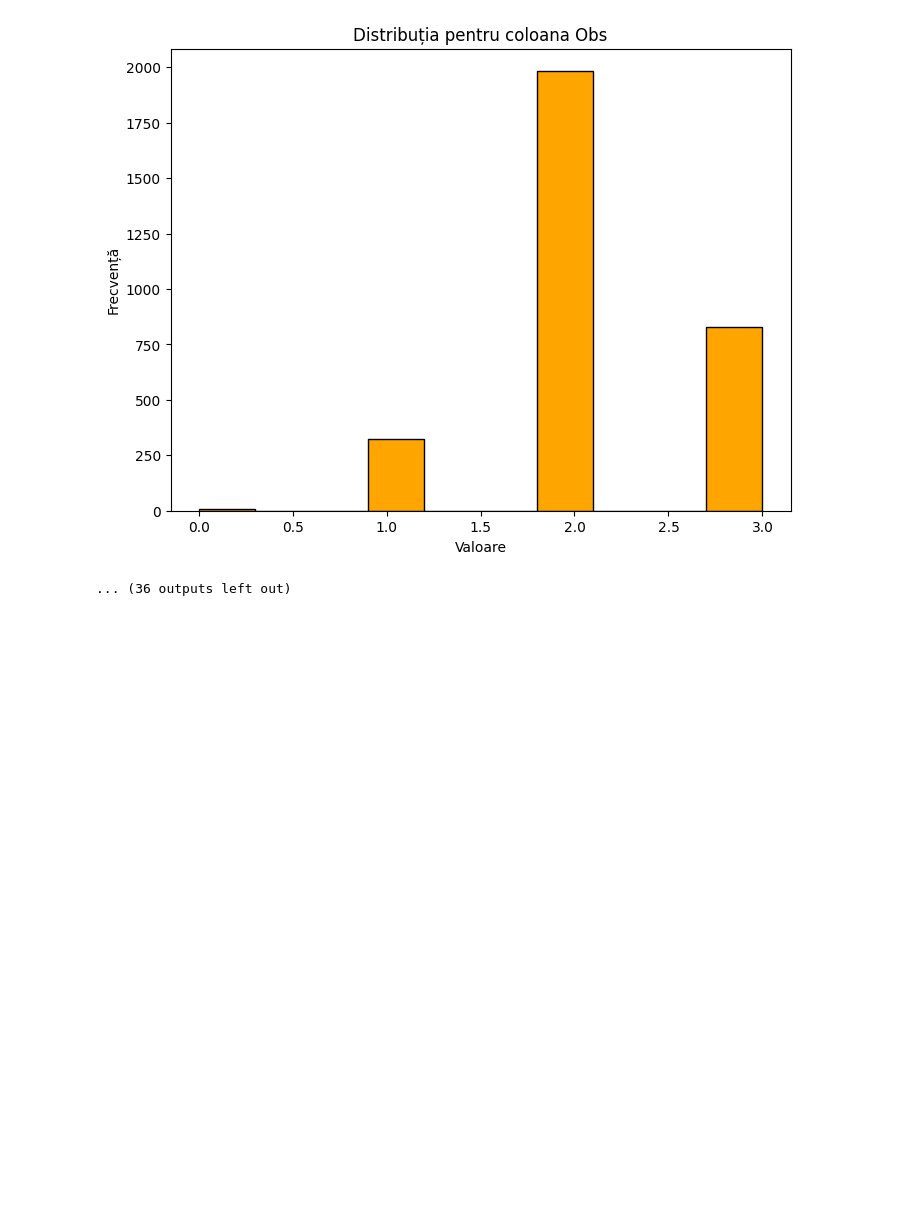
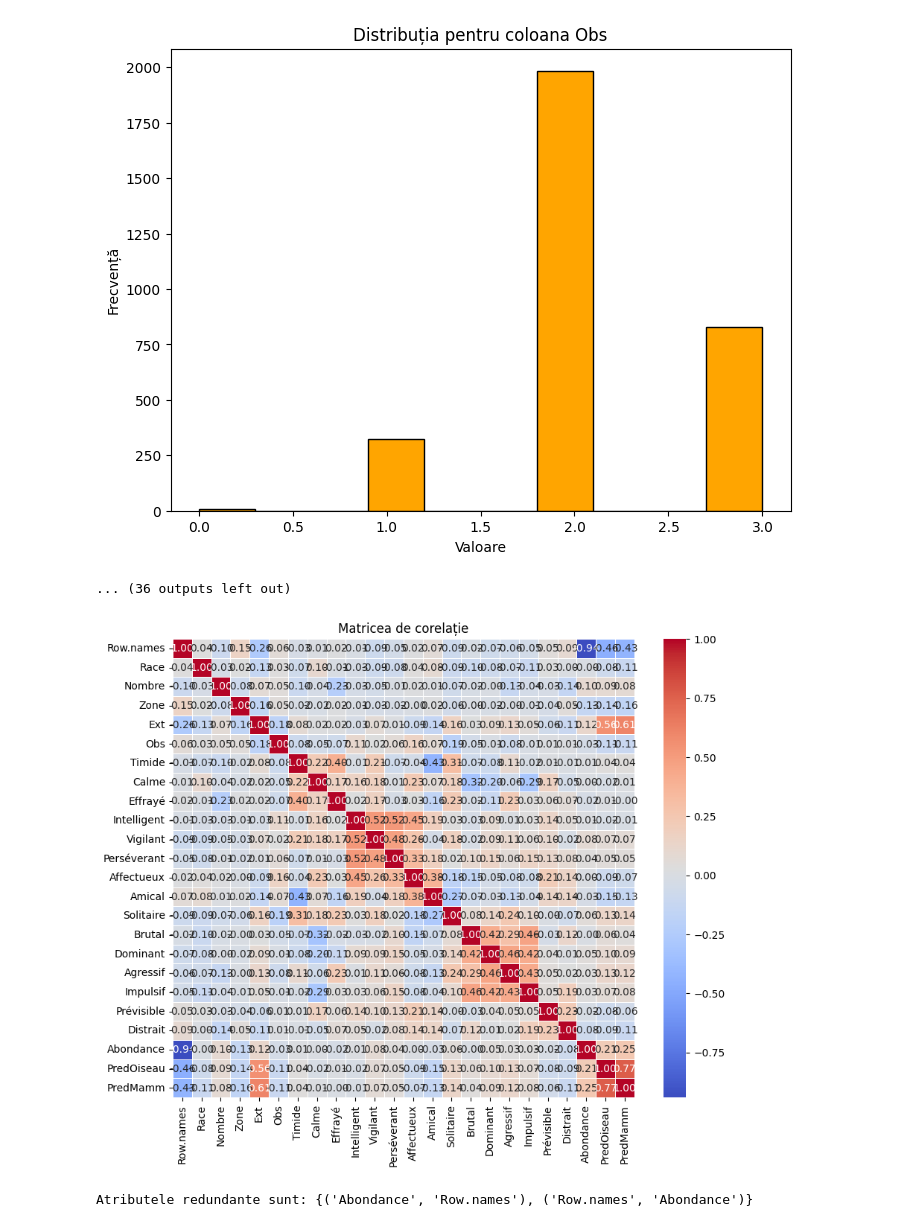
Before and after one commit to BejenaruIoanMatei/FacultateAI, a Jupyter notebook: Dataset/Analysis.ipynb, the cells around one changed output. Saved outputs shown, nothing was run; the diff lists cells and outputs as text; code cells hidden in the pictures; blank space fills up the shorter version.

```diff
--- a/Dataset/Analysis.ipynb
+++ b/Dataset/Analysis.ipynb
@@ -219,3 +219,25 @@ Histogramă pentru coloana Ext
 Histogramă pentru coloana Obs
 [figure]
 ... (36 outputs left out)
+# %%
+import seaborn as sns
+import matplotlib.pyplot as plt
+
+correlation_matrix = data_cleaned.corr()
+
+plt.figure(figsize=(10, 8))
+sns.heatmap(correlation_matrix, annot=True, cmap='coolwarm', fmt='.2f', linewidths=0.5)
+plt.title("Matricea de corelație")
+plt.show()
+
+threshold = 0.9
+redundant_columns = set()
+for col in correlation_matrix.columns:
+    for row in correlation_matrix.index:
+        if abs(correlation_matrix.loc[row, col]) > threshold and row != col:
+            redundant_columns.add((row, col))
+
+print("Atributele redundante sunt:", redundant_columns)
+# %% [output]
+[figure, added]
+Atributele redundante sunt: {('Abondance', 'Row.names'), ('Row.names', 'Abondance')}
```
